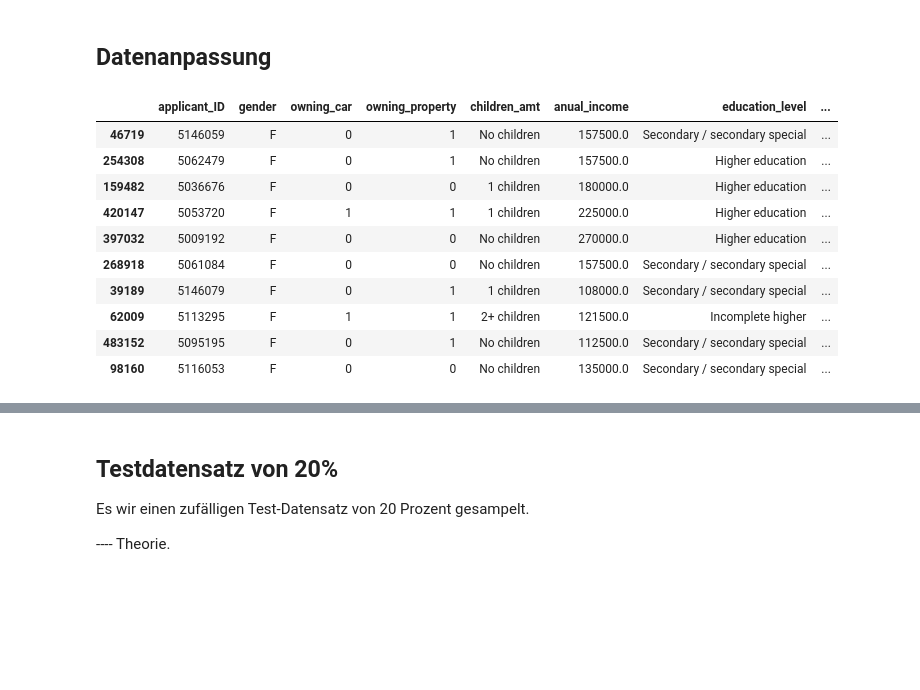
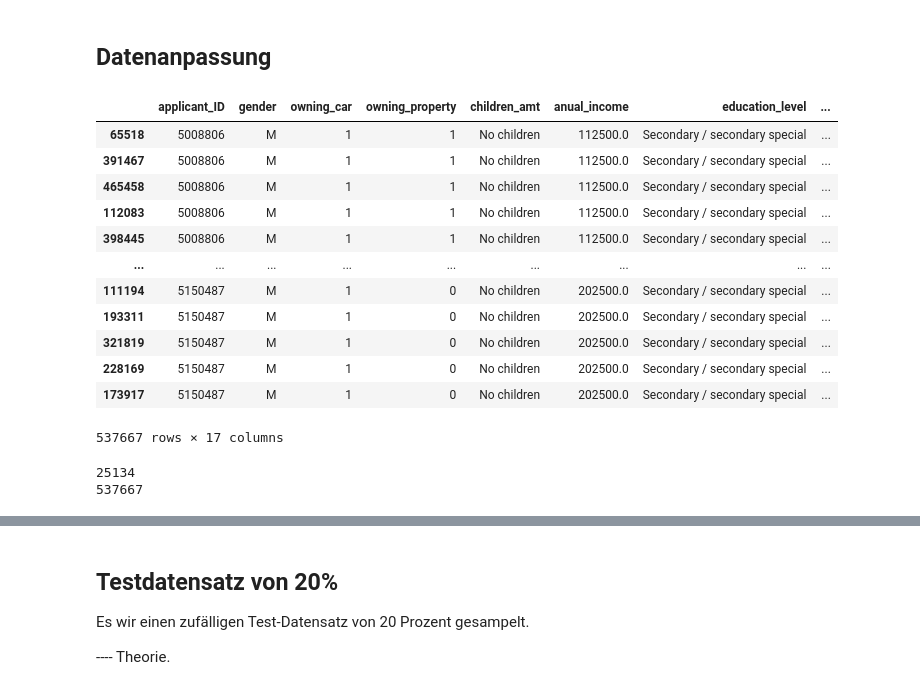
Before and after one commit to yassdenn/cca, a Jupyter notebook: MAIN.ipynb, the cells around one changed output, grey strips where cells are left out. Cells and saved outputs as stored; diff of their text form; code cells hidden in the pictures; blank space fills up the shorter version.

```diff
--- a/MAIN.ipynb
+++ b/MAIN.ipynb
@@ -95,44 +95,48 @@ cca.rename(columns = {'CODE_GENDER':'gender',
                       'FLAG_OWN_CAR':'owning_car',
                       'FLAG_OWN_REALTY': 'owning_property',
                       'CNT_CHILDREN': 'children_amt',
                       'AMT_INCOME_TOTAL': 'anual_income',
                       'NAME_EDUCATION_TYPE': 'education_level',
                       'NAME_FAMILY_STATUS': 'marital_status',
                       'NAME_HOUSING_TYPE': 'housing_type',
                       'FLAG_WORK_PHONE': 'owning_work_phone',
                       'FLAG_EMAIL': 'owning_email',
                       'FLAG_PHONE': 'owning_phone',
                       'STATUS': 'payment_status',
                       'TARGET': 'risk_user',
                       'JOB': 'job',
                       'ID': 'applicant_ID'
                       }, inplace = True)
 
 
 cca["owning_car"].replace({'Y' : '1', 'N': '0'}, inplace= True)
 cca["risk_user"].replace({1: 'Y', 0: 'N' }, inplace= True)
 cca["owning_property"].replace({'Y' : '1', 'N': '0'}, inplace= True)
 cca["payment_status"].replace({'0' : '1',
                                '1': '2',
                                '2': '3',
                                '3': '4',
                                '4': '5',
                                '5': '6',
                                'C': '-1',
                                'X': '0'}, inplace= True)
-cca.sample(10)
+
+cca = cca.sort_values('applicant_ID')
+cca
 # %% [output]
 |  | applicant_ID | gender | owning_car | owning_property | children_amt | anual_income | education_level | ... |
-| 46719 | 5146059 | F | 0 | 1 | No children | 157500.0 | Secondary / secondary special | ... |
-| 254308 | 5062479 | F | 0 | 1 | No children | 157500.0 | Higher education | ... |
-| 159482 | 5036676 | F | 0 | 0 | 1 children | 180000.0 | Higher education | ... |
-| 420147 | 5053720 | F | 1 | 1 | 1 children | 225000.0 | Higher education | ... |
-| 397032 | 5009192 | F | 0 | 0 | No children | 270000.0 | Higher education | ... |
-| 268918 | 5061084 | F | 0 | 0 | No children | 157500.0 | Secondary / secondary special | ... |
-| 39189 | 5146079 | F | 0 | 1 | 1 children | 108000.0 | Secondary / secondary special | ... |
-| 62009 | 5113295 | F | 1 | 1 | 2+ children | 121500.0 | Incomplete higher | ... |
-| 483152 | 5095195 | F | 0 | 1 | No children | 112500.0 | Secondary / secondary special | ... |
-| 98160 | 5116053 | F | 0 | 0 | No children | 135000.0 | Secondary / secondary special | ... |
+| 65518 | 5008806 | M | 1 | 1 | No children | 112500.0 | Secondary / secondary special | ... |
+| 391467 | 5008806 | M | 1 | 1 | No children | 112500.0 | Secondary / secondary special | ... |
+| 465458 | 5008806 | M | 1 | 1 | No children | 112500.0 | Secondary / secondary special | ... |
+| 112083 | 5008806 | M | 1 | 1 | No children | 112500.0 | Secondary / secondary special | ... |
+| 398445 | 5008806 | M | 1 | 1 | No children | 112500.0 | Secondary / secondary special | ... |
+| ... | ... | ... | ... | ... | ... | ... | ... | ... |
+| 111194 | 5150487 | M | 1 | 0 | No children | 202500.0 | Secondary / secondary special | ... |
+| 193311 | 5150487 | M | 1 | 0 | No children | 202500.0 | Secondary / secondary special | ... |
+| 321819 | 5150487 | M | 1 | 0 | No children | 202500.0 | Secondary / secondary special | ... |
+| 228169 | 5150487 | M | 1 | 0 | No children | 202500.0 | Secondary / secondary special | ... |
+| 173917 | 5150487 | M | 1 | 0 | No children | 202500.0 | Secondary / secondary special | ... |
+537667 rows × 17 columns
 # %%
 # checking for datatype of the different attributes
 #print(cca.dtypes)
@@ -150,3 +154,12 @@ cca.sample(10)
 #            print("AHAAAA")
 #    print('\n \n')
 #print(cca.isnull().sum())
+# %%
+IDs = cca.applicant_ID
+IDs
+
+print(len(IDs.unique()))
+print(len(IDs))
+# %% [output]
+25134
+537667
```
Also changed, not shown: parts of 26 cells of this notebook, 1 other file.
